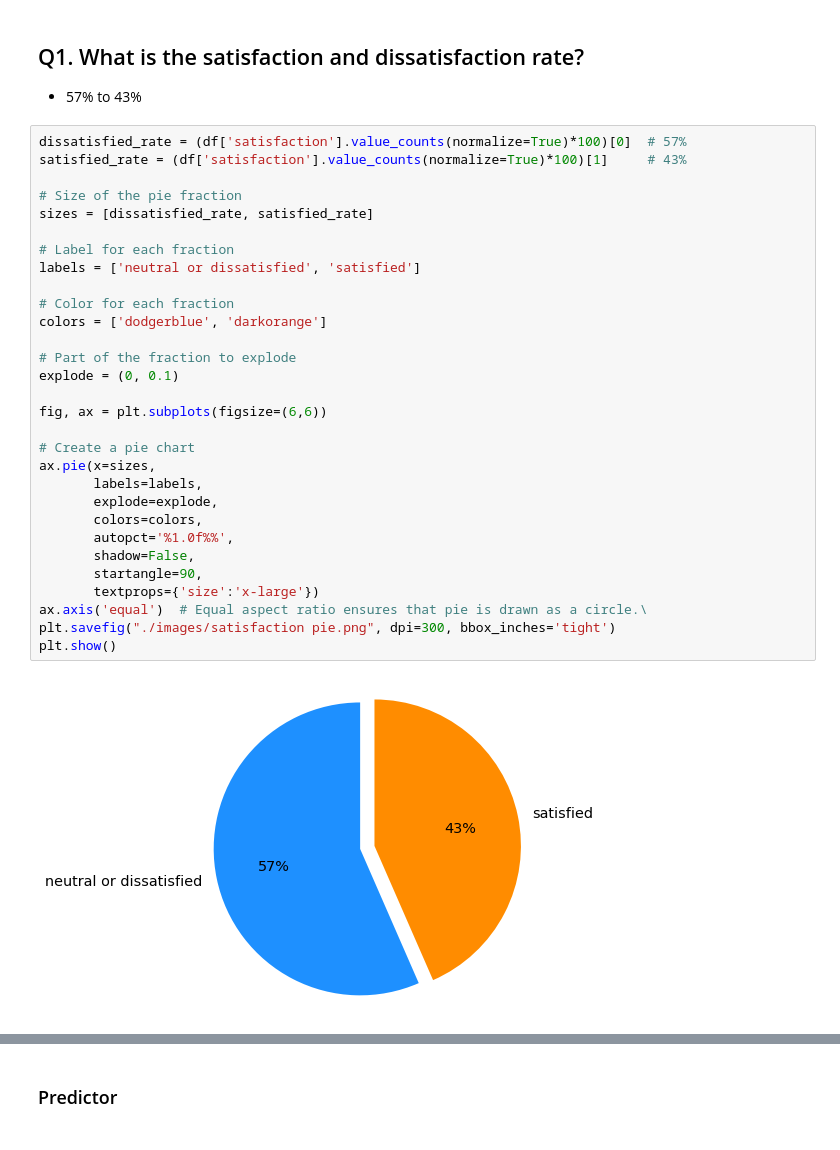
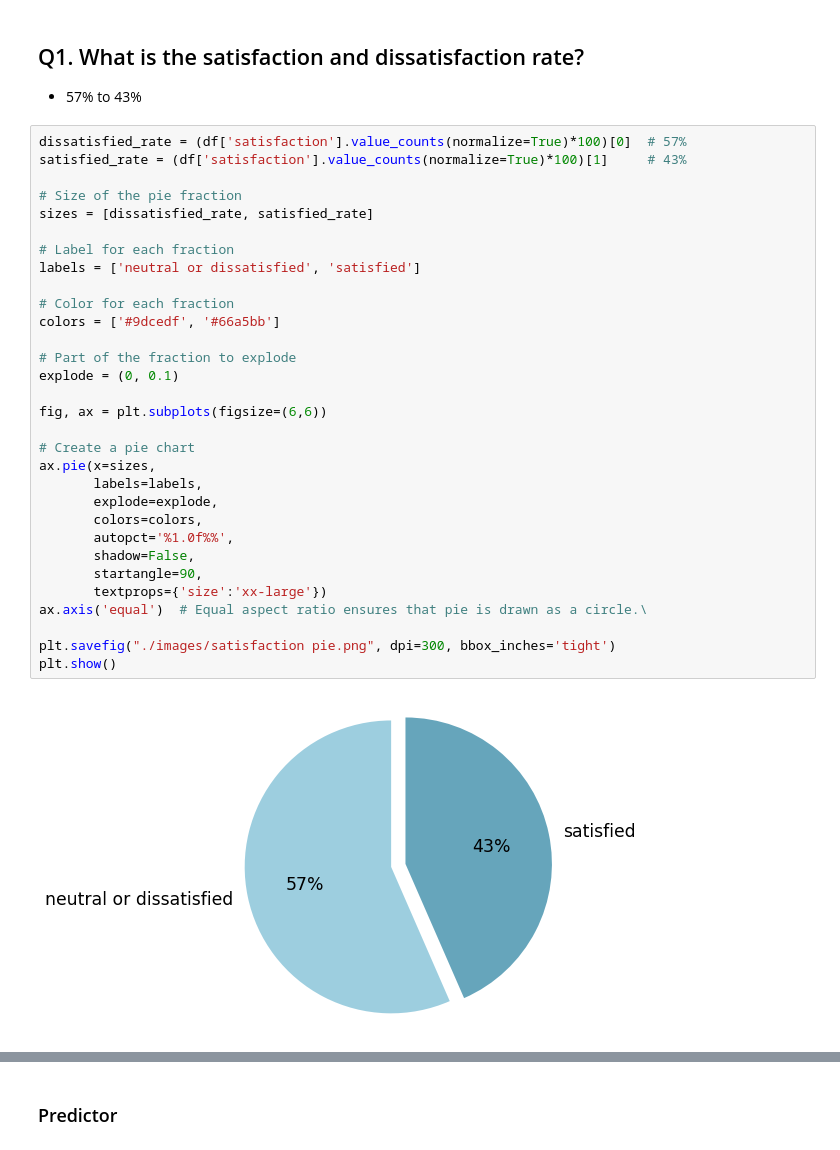
Before and after one commit to jingyunw/Airline_Passenger_Satisfaction_Analysis, a Jupyter notebook: Airline-Passenger-Satisfaction.ipynb, the cells around one changed output, grey strips where cells are left out. Saved outputs shown, nothing was run; the diff lists cells and outputs as text.

```diff
--- a/Airline-Passenger-Satisfaction.ipynb
+++ b/Airline-Passenger-Satisfaction.ipynb
@@ -227,32 +227,33 @@ Name: satisfaction, dtype: float64
 # %%
 dissatisfied_rate = (df['satisfaction'].value_counts(normalize=True)*100)[0]  # 57%
 satisfied_rate = (df['satisfaction'].value_counts(normalize=True)*100)[1]     # 43%
 
 # Size of the pie fraction
 sizes = [dissatisfied_rate, satisfied_rate]
 
 # Label for each fraction
 labels = ['neutral or dissatisfied', 'satisfied']
 
 # Color for each fraction
-colors = ['dodgerblue', 'darkorange']
+colors = ['#9dcedf', '#66a5bb']
 
 # Part of the fraction to explode
 explode = (0, 0.1)
 
 fig, ax = plt.subplots(figsize=(6,6))
 
 # Create a pie chart
 ax.pie(x=sizes,
        labels=labels,
        explode=explode,
        colors=colors,
        autopct='%1.0f%%',
        shadow=False,
        startangle=90,
-       textprops={'size':'x-large'})
+       textprops={'size':'xx-large'})
 ax.axis('equal')  # Equal aspect ratio ensures that pie is drawn as a circle.\
+
 plt.savefig("./images/satisfaction pie.png", dpi=300, bbox_inches='tight')
 plt.show()
 # %% [output]
-[figure, old version]
+[figure, new version]
```
Also changed, not shown: parts of 11 cells of this notebook.
